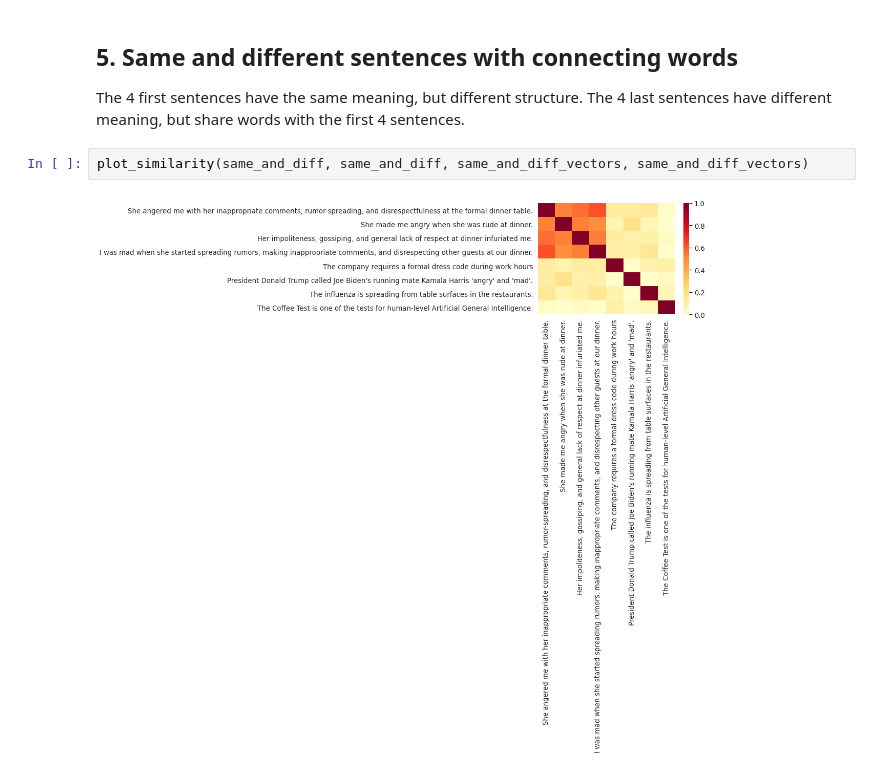
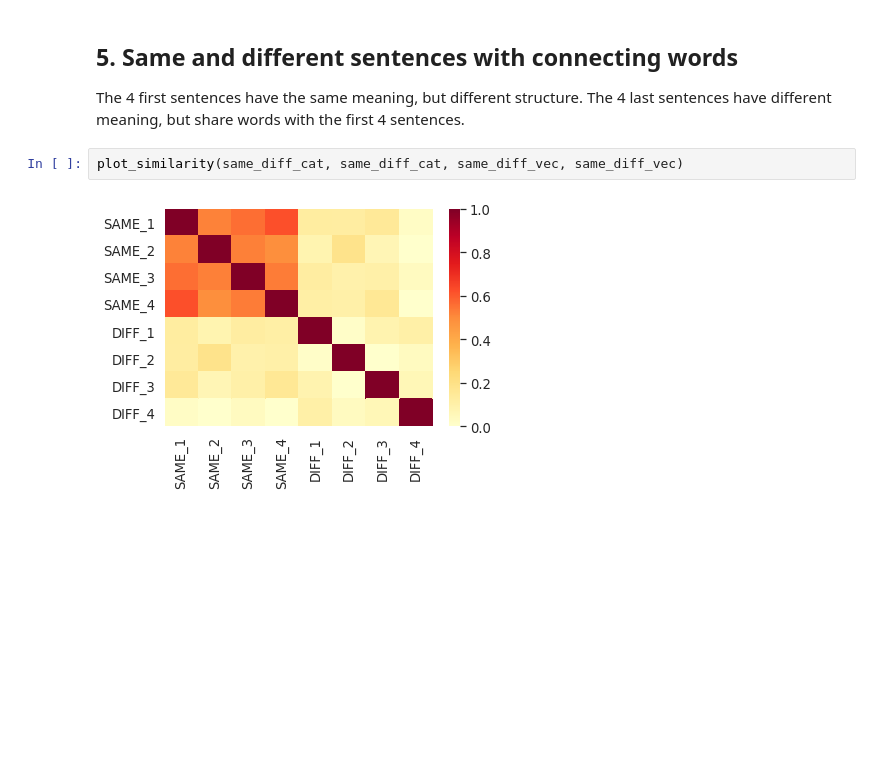
Before and after one commit to muralikrishnasn/semantic_similarity, a Jupyter notebook: semantic_similarity/test_similarities/tests.ipynb, the cells around one changed output. Drawn from its saved outputs; the diff is of its cells as text; blank space fills up the shorter version.

```diff
--- a/semantic_similarity/test_similarities/tests.ipynb
+++ b/semantic_similarity/test_similarities/tests.ipynb
@@ -108,7 +93,7 @@ plot_similarity(homonyms, homonyms, homonym_vectors, homonym_vectors)
 ## 5. Same and different sentences with connecting words
 
 The 4 first sentences have the same meaning, but different structure. The 4 last sentences have different meaning, but share words with the first 4 sentences.
-# %%
-plot_similarity(same_and_diff, same_and_diff, same_and_diff_vectors, same_and_diff_vectors)
-# %% [output]
-[figure, removed]
+# %%
+plot_similarity(same_diff_cat, same_diff_cat, same_diff_vec, same_diff_vec)
+# %% [output]
+[figure, added]
```
Also changed, not shown: parts of 9 cells of this notebook.
